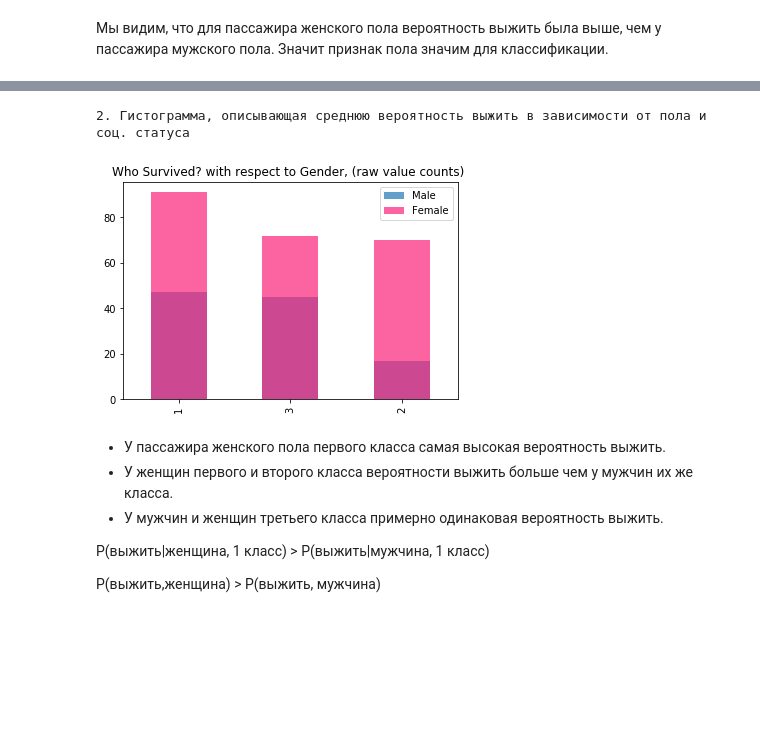
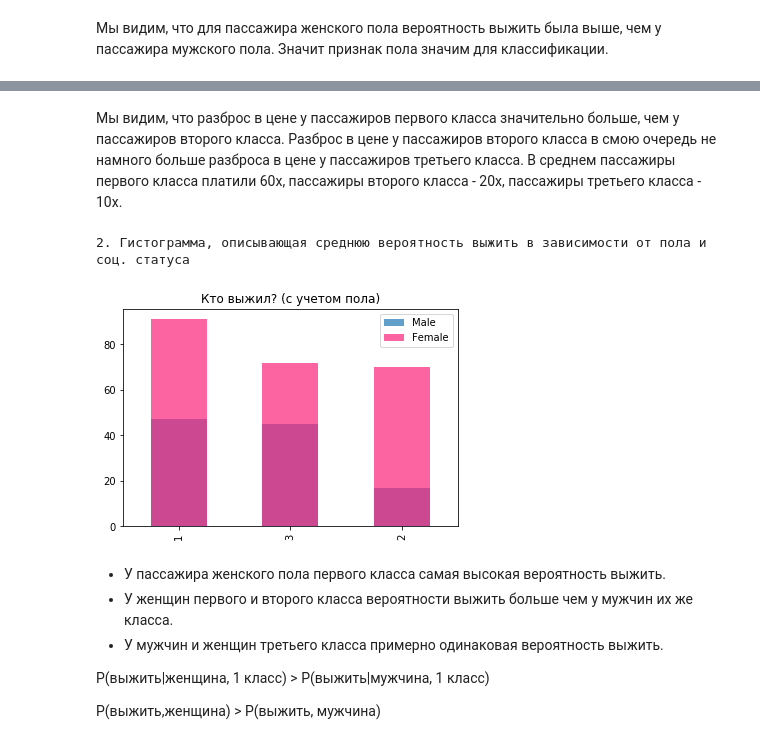
Before and after one commit to Shakurova/ML_course, a Jupyter notebook: hw1/Trees Homework.ipynb, the cells around one changed output, grey strips where cells are left out. Drawn from its saved outputs; the diff is of its cells as text; code cells hidden in the pictures; blank space fills up the shorter version.

```diff
--- a/hw1/Trees Homework.ipynb
+++ b/hw1/Trees Homework.ipynb
@@ -79,17 +113,19 @@ plt.show()
+# %% [markdown]
+Мы видим, что разброс в цене у пассажиров первого класса значительно больше, чем у пассажиров второго класса. Разброс в цене у пассажиров второго класса в смою очередь не намного больше разброса в цене у пассажиров третьего класса. В среднем пассажиры первого класса платили 60х, пассажиры второго класса - 20х, пассажиры третьего класса - 10х.
 # %%
 print('2. Гистограмма, описывающая среднюю вероятность выжить в зависимости от пола и соц. статуса')
 
 df_male = df.Pclass[df.Sex == 'male'][df.Survived == 1].value_counts()       # выживших мужчин
 df_female = df.Pclass[df.Sex == 'female'][df.Survived == 1].value_counts()   # выживших женщин
 
 df_male.plot(kind='bar', label='Male', alpha=0.70)
 df_female.plot(kind='bar', color='#FA2379', label='Female', alpha=0.70)
-plt.title("Who Survived? with respect to Gender, (raw value counts) ")
+plt.title("Кто выжил? (с учетом пола)")
 plt.legend(('Male', 'Female'), loc='best')
 plt.show()
 # %% [output]
 2. Гистограмма, описывающая среднюю вероятность выжить в зависимости от пола и соц. статуса
-[figure, old version]
+[figure, new version]
 # %% [markdown]
 - У пассажира женского пола первого класса самая высокая вероятность выжить.
 - У женщин первого и второго класса вероятности выжить больше чем у мужчин их же класса.
```
Also changed, not shown: parts of 25 cells of this notebook.
